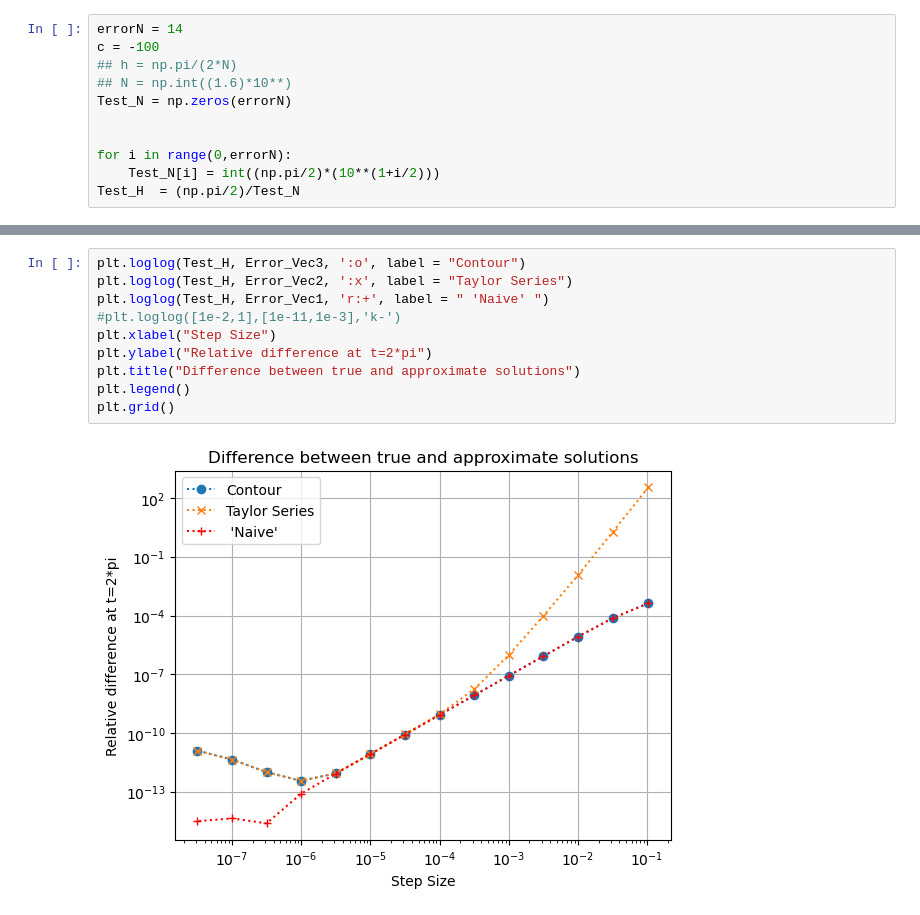
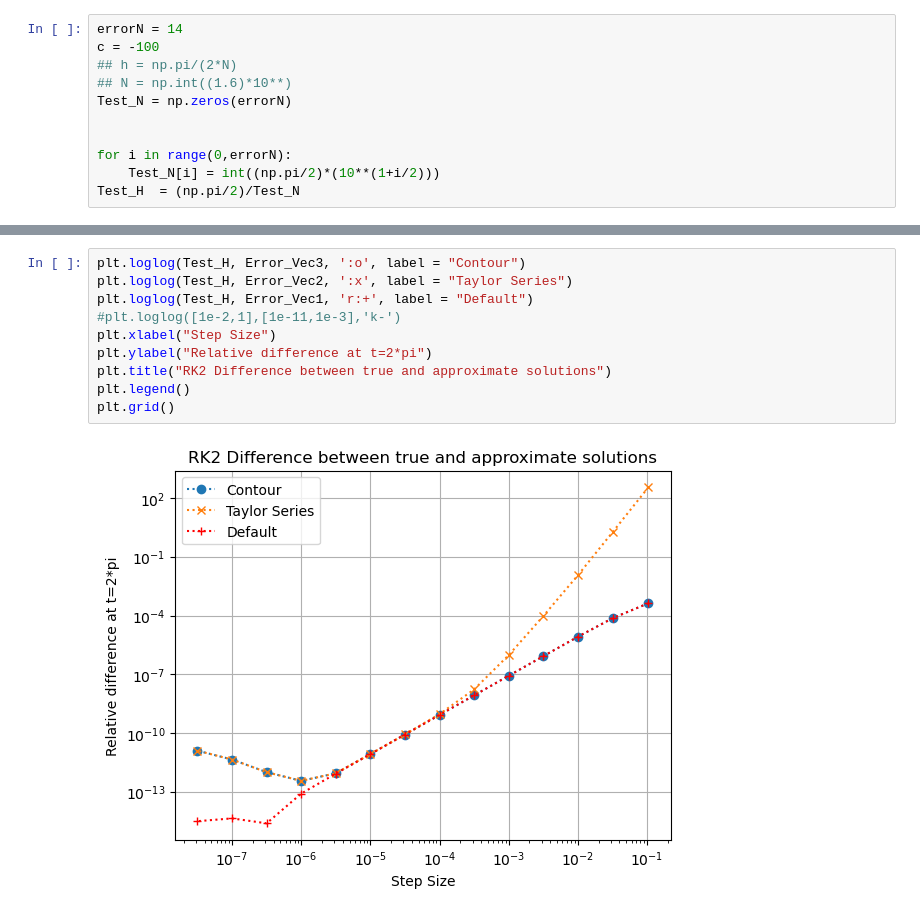
Before and after one commit to Gaffeyh/Research_Project, a Jupyter notebook: RK2_Sans_E.ipynb, the cells around one changed output, grey strips where cells are left out. Saved outputs shown, nothing was run; the diff lists cells and outputs as text.

```diff
--- a/RK2_Sans_E.ipynb
+++ b/RK2_Sans_E.ipynb
@@ -153,12 +153,12 @@ you are 93.0 % complete, 712.92 seconds have elapsed and you are on step 13
 # %%
 plt.loglog(Test_H, Error_Vec3, ':o', label = "Contour")
 plt.loglog(Test_H, Error_Vec2, ':x', label = "Taylor Series")
-plt.loglog(Test_H, Error_Vec1, 'r:+', label = " 'Naive' ")
+plt.loglog(Test_H, Error_Vec1, 'r:+', label = "Default")
 #plt.loglog([1e-2,1],[1e-11,1e-3],'k-')
 plt.xlabel("Step Size")
 plt.ylabel("Relative difference at t=2*pi")
-plt.title("Difference between true and approximate solutions")
+plt.title("RK2 Difference between true and approximate solutions")
 plt.legend()
 plt.grid()
 # %% [output]
-[figure, old version]
+[figure, new version]
```
Also changed, not shown: parts of 6 cells of this notebook, 14 other files.
